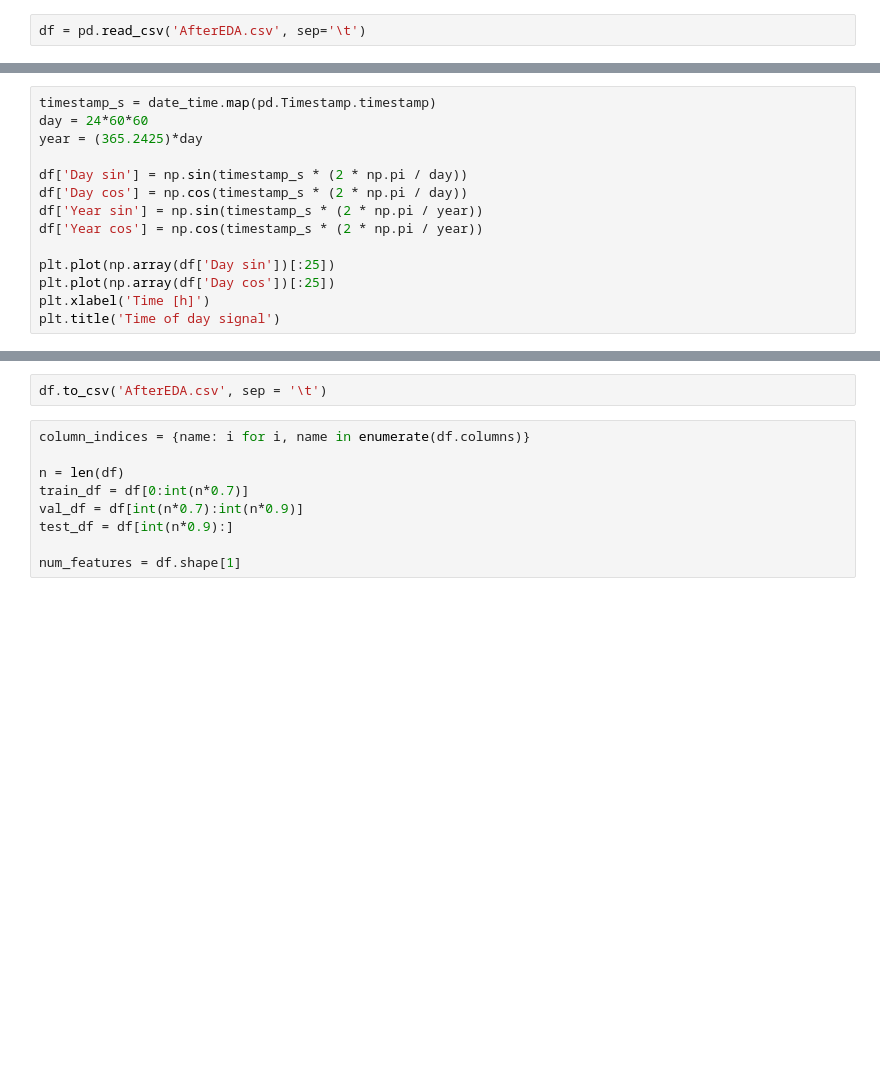
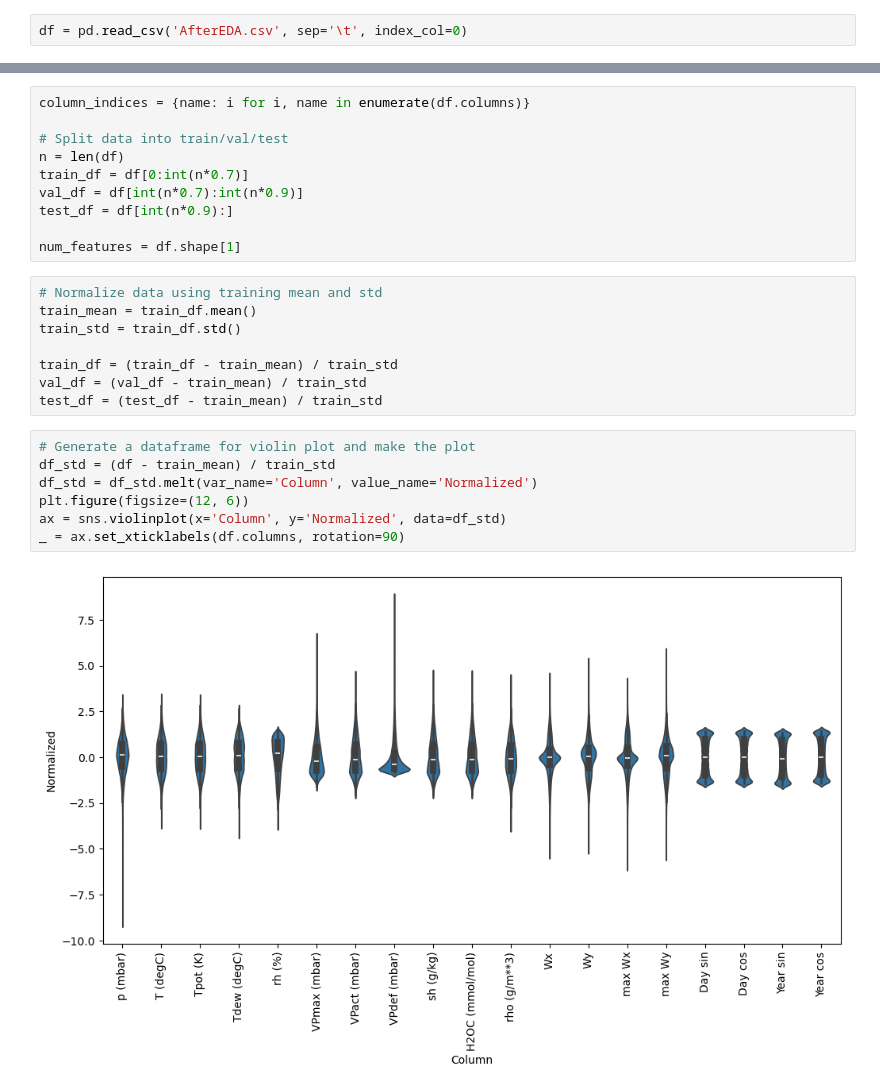
Before and after one commit to ArtemChemist/crypto, a Jupyter notebook: tutorial_datasplit.ipynb, the cells around one changed output, grey strips where cells are left out. Drawn from its saved outputs; the diff is of its cells as text; blank space fills up the shorter version.

```diff
--- a/tutorial_datasplit.ipynb
+++ b/tutorial_datasplit.ipynb
@@ -24,3 +16,3 @@ please provide us feedback at https://github.com/pandas-dev/pandas/issues/54466
 # %%
-df = pd.read_csv('AfterEDA.csv', sep='\t')
+df = pd.read_csv('AfterEDA.csv', sep='\t', index_col=0)
 # %%
@@ -91,14 +26,0 @@ ax.axis('tight')
-# %%
-timestamp_s = date_time.map(pd.Timestamp.timestamp)
-day = 24*60*60
-year = (365.2425)*day
-
-df['Day sin'] = np.sin(timestamp_s * (2 * np.pi / day))
-df['Day cos'] = np.cos(timestamp_s * (2 * np.pi / day))
-df['Year sin'] = np.sin(timestamp_s * (2 * np.pi / year))
-df['Year cos'] = np.cos(timestamp_s * (2 * np.pi / year))
-
-plt.plot(np.array(df['Day sin'])[:25])
-plt.plot(np.array(df['Day cos'])[:25])
-plt.xlabel('Time [h]')
-plt.title('Time of day signal')
@@ -125,11 +27,27 @@ _ = plt.xlabel('Frequency (log scale)')
-# %%
-df.to_csv('AfterEDA.csv', sep = '\t')
 # %%
 column_indices = {name: i for i, name in enumerate(df.columns)}
 
+# Split data into train/val/test
 n = len(df)
 train_df = df[0:int(n*0.7)]
 val_df = df[int(n*0.7):int(n*0.9)]
 test_df = df[int(n*0.9):]
 
 num_features = df.shape[1]
+# %%
+# Normalize data using training mean and std
+train_mean = train_df.mean()
+train_std = train_df.std()
+
+train_df = (train_df - train_mean) / train_std
+val_df = (val_df - train_mean) / train_std
+test_df = (test_df - train_mean) / train_std
+# %%
+# Generate a dataframe for violin plot and make the plot
+df_std = (df - train_mean) / train_std
+df_std = df_std.melt(var_name='Column', value_name='Normalized')
+plt.figure(figsize=(12, 6))
+ax = sns.violinplot(x='Column', y='Normalized', data=df_std)
+_ = ax.set_xticklabels(df.columns, rotation=90)
+# %% [output]
+[figure, added]
```
Also changed, not shown: parts of 10 cells of this notebook.
